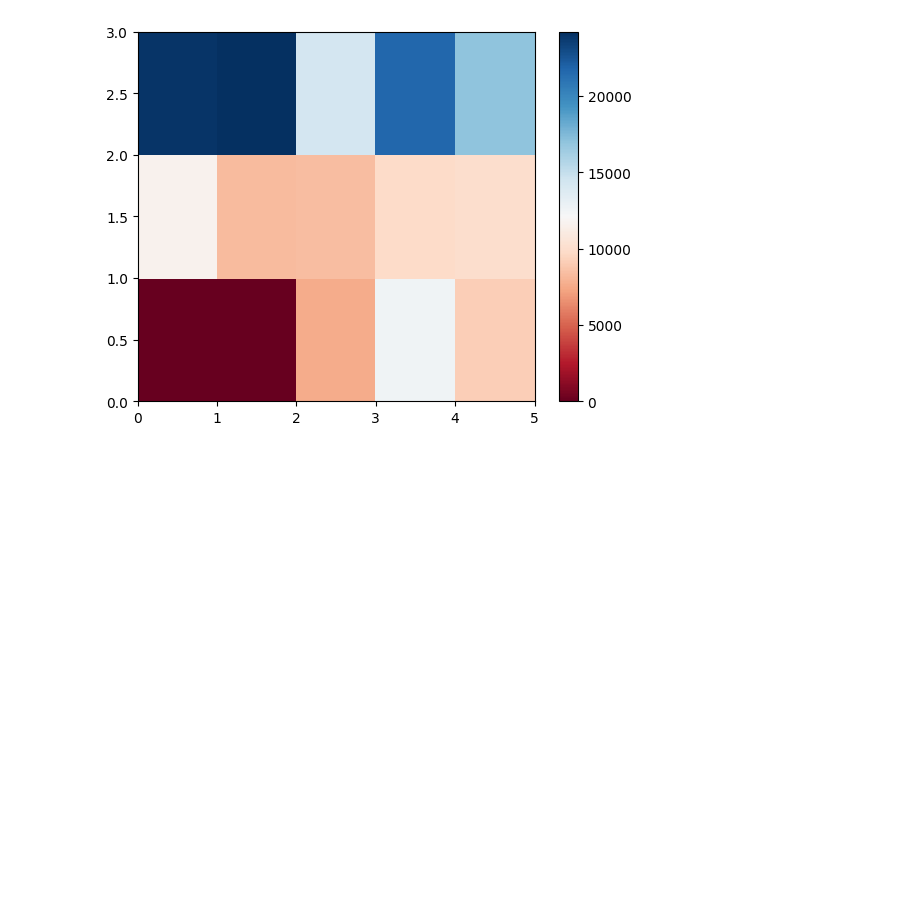
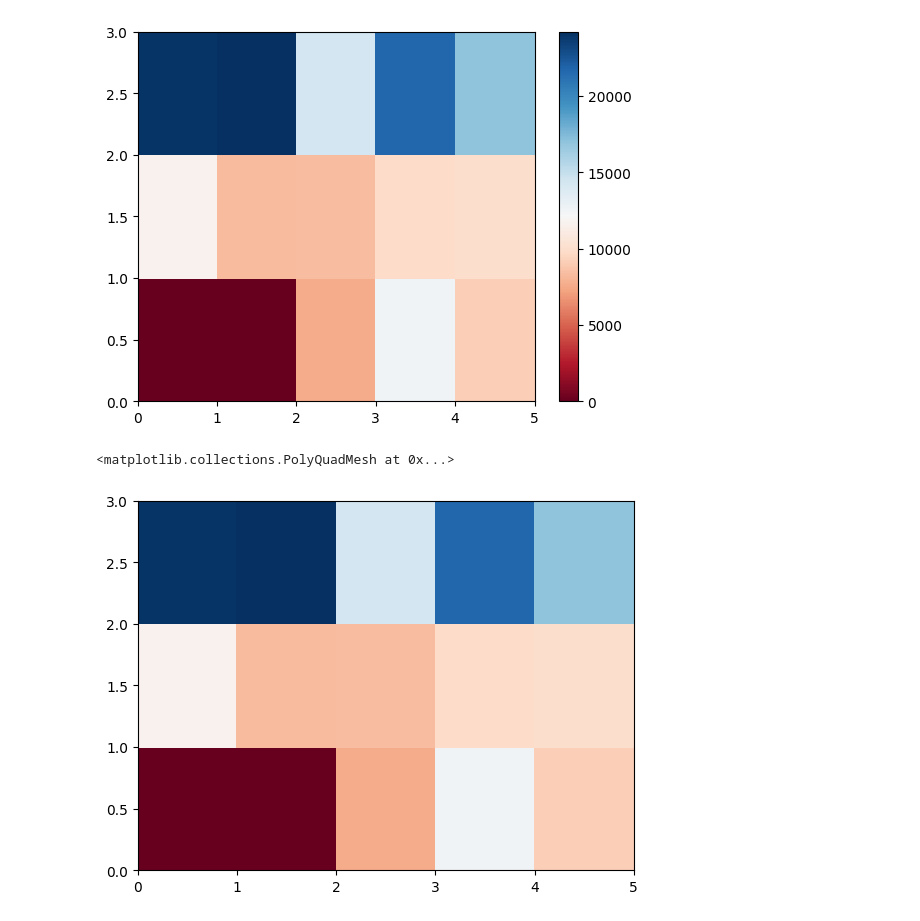
Before and after one commit to KRIS2HNA/AUTOMOBILE-PRICE-PREDICTION, a Jupyter notebook: auto-reg.ipynb, the cells around one changed output. Drawn from its saved outputs; the diff is of its cells as text; code cells hidden in the pictures; blank space fills up the shorter version.

```diff
--- a/auto-reg.ipynb
+++ b/auto-reg.ipynb
@@ -1043,3 +1043,9 @@ plt.colorbar()
 plt.show()
 # %% [output]
 [figure]
+# %%
+# heatmap is a data visualization technique that uses color-coding to represent different values in a matrix
+plt.pcolor(pivot_table, cmap='RdBu')
+# %% [output]
+<matplotlib.collections.PolyQuadMesh at 0x...>
+[figure, added]
```
Also changed, not shown: parts of 2 cells of this notebook.
